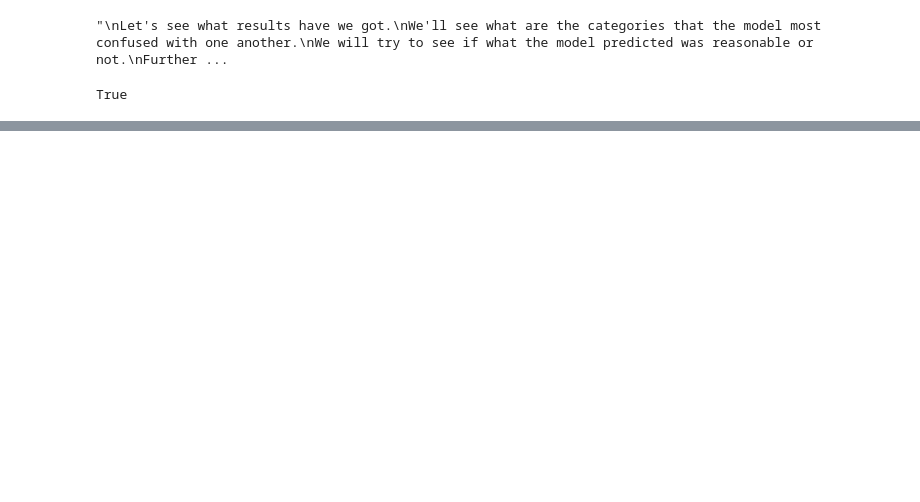
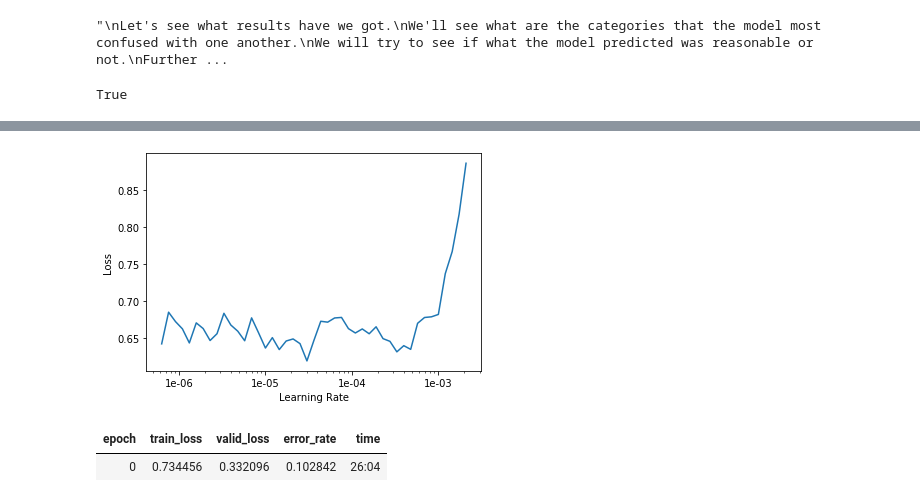
Before and after one commit to imflash217/flashNet, a Jupyter notebook: src/modules/fastai_dl2019_lesson1.ipynb, the cells around one changed output, grey strips where cells are left out. Saved outputs shown, nothing was run; the diff lists cells and outputs as text; code cells hidden in the pictures; blank space fills up the shorter version.

```diff
--- a/src/modules/fastai_dl2019_lesson1.ipynb
+++ b/src/modules/fastai_dl2019_lesson1.ipynb
@@ -183,0 +188,2 @@ interp.most_confused(min_val=2)
+# %%
+learn.fit_one_cycle(1)
@@ -183,0 +199,4 @@ interp.most_confused(min_val=2)
+# %%
+learn.recorder.plot()
+# %% [output]
+[figure, added]
@@ -183,0 +205,5 @@ interp.most_confused(min_val=2)
+# %%
+learn.fit_one_cycle(cyc_len=1, max_lr=slice(5e-5,8e-4))
+# %% [output]
+| epoch | train_loss | valid_loss | error_rate | time |
+| 0 | 0.734456 | 0.332096 | 0.102842 | 26:04 |
```
Also changed, not shown: parts of 12 cells of this notebook, 1 other file.
